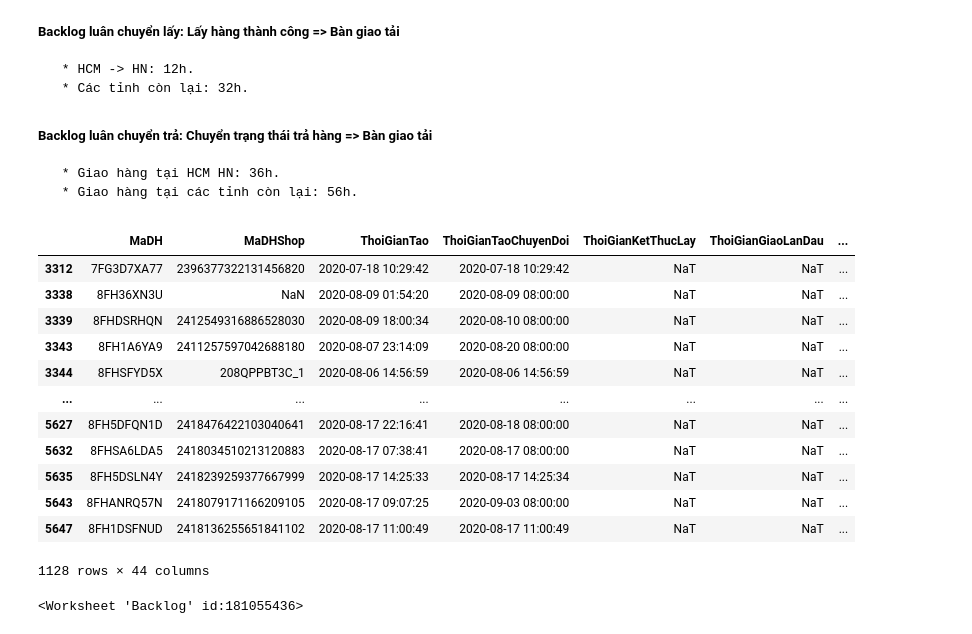
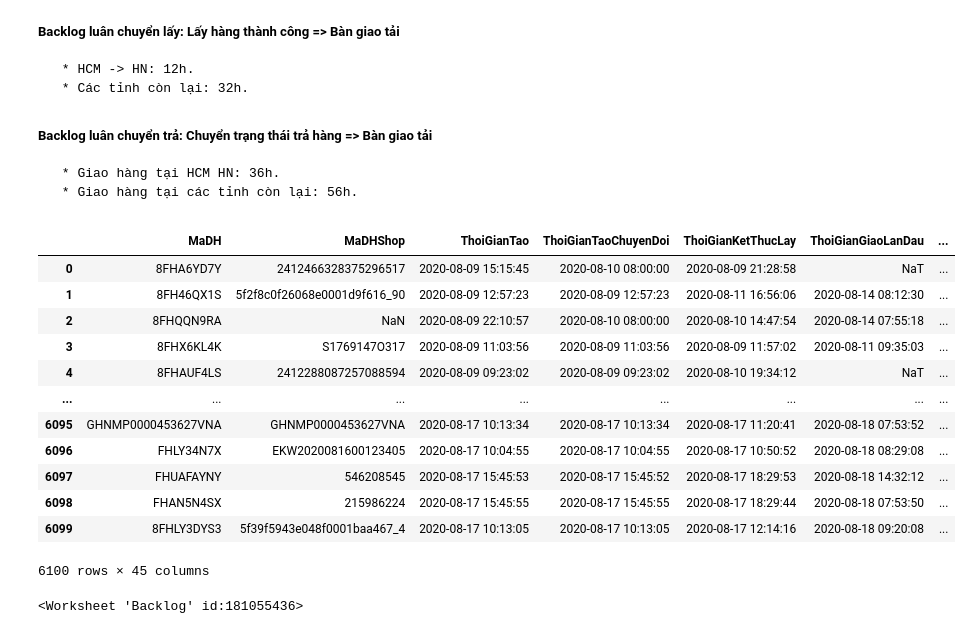
Before and after one commit to tranvietphuoc/notebook, a Jupyter notebook: backlog.ipynb, the cells around one changed output. Cells and saved outputs as stored; diff of their text form; code cells hidden in the pictures.

Commit message:
drop some columns

```diff
--- a/backlog.ipynb
+++ b/backlog.ipynb
@@ -104,7 +104,7 @@ export[[
 pd.set_option('display.max_columns', 88)
 pd.set_option('display.max_rows', 100)
 
-# join with inside
+# join export with inside
 data = pd.merge(export, inside[['MaDH','MaKien', 'KhoGui', 'KhoNhan', 'TGNhanKien']], on='MaDH', how='left')
 
 # codes of e-commerces exchange
@@ -126,8 +126,8 @@ delivery['LoaiBacklog'] = 'Xử lý giao'
 internal_delivery = delivery['KhoLay'] == delivery['KhoHienTai']
 delivery.loc[internal_delivery, 'N0'] = delivery.loc[internal_delivery]['ThoiGianKetThucLay']
 delivery.loc[~internal_delivery, 'N0'] = delivery.loc[~internal_delivery]['TGNhanKien']
-delivery['N+'] = delivery['N0'] + pd.Timedelta(days=(120/24))
-delivery['Aging'] = (datetime.today() - delivery['N+']).fillna(pd.Timedelta(days=9999))
+delivery['N+'] = delivery['N0'] + pd.Timedelta(hours=120)
+delivery['Aging'] = (datetime.today() - delivery['N+']).fillna(pd.Timedelta(hours=9999))
 
 
 # return backlog (backlog trả)
@@ -140,8 +140,8 @@ returned['LoaiBacklog'] = 'Xử lý trả'
 internal_return = returned['KhoHienTai'] == returned['KhoGiao']
 returned.loc[internal_return, 'N0'] = returned.loc[internal_return]['ThoiGianKetThucGiao']
 returned.loc[~internal_return, 'N0'] = returned.loc[~internal_return]['TGNhanKien']
-returned['N+'] = returned['N0'] + pd.Timedelta(days=(72/24))
-returned['Aging'] = (datetime.today() - returned['N+']).fillna(pd.Timedelta(days=9999))
+returned['N+'] = returned['N0'] + pd.Timedelta(hours=72)
+returned['Aging'] = (datetime.today() - returned['N+']).fillna(pd.Timedelta(hours=9999))
 
 
 # pick_backlog (backlog lấy)
@@ -152,8 +152,8 @@ pickup['LoaiBacklog'] = 'Xử lý lấy'
 ecoms_filter = pickup['MaKH'].isin(ecoms)
 pickup.loc[ecoms_filter, 'N0'] = pickup.loc[ecoms_filter]['ThoiGianTaoChuyenDoi']
 pickup.loc[~ecoms_filter, 'N0'] = pickup.loc[~ecoms_filter]['ThoiGianTao']
-pickup['N+'] = pickup['N0'] + pd.Timedelta(days=3)
-pickup['Aging'] = (datetime.today() - pickup['N+']).fillna(pd.Timedelta(days=9999))
+pickup['N+'] = pickup['N0'] + pd.Timedelta(hours=72)
+pickup['Aging'] = (datetime.today() - pickup['N+']).fillna(pd.Timedelta(hours=9999))
 
 # transit_backlog (backlog luân chuyển)
 transit = data.loc[(data['TrangThai'] == 'GHN đã lấy') |\
@@ -161,9 +161,9 @@ transit = data.loc[(data['TrangThai'] == 'GHN đã lấy') |\
 transit['LoaiBacklog'] = 'Xử lý luân chuyển'
 transit_filter = (transit['DenTinh'] == 'Hà Nội') | (transit['DenTinh'] == 'Hồ Chí Minh')
 transit['N0'] = transit['ThoiGianKetThucLay']
-transit.loc[transit_filter, 'N+'] = transit.loc[transit_filter]['N0']+ pd.Timedelta(days=12/24)
-transit.loc[~transit_filter, 'N+'] = transit.loc[~transit_filter]['N0'] + pd.Timedelta(days=32/24)
-transit['Aging'] = (datetime.today() - transit['N+']).fillna(pd.Timedelta(days=9999))
+transit.loc[transit_filter, 'N+'] = transit.loc[transit_filter]['N0']+ pd.Timedelta(hours=12)
+transit.loc[~transit_filter, 'N+'] = transit.loc[~transit_filter]['N0'] + pd.Timedelta(hours=32)
+transit['Aging'] = (datetime.today() - transit['N+']).fillna(pd.Timedelta(hours=9999))
 
 
 # returned_transit_backlog (backlog luân chuyển trả hàng)
@@ -171,49 +171,55 @@ r_transit = data.loc[data['TrangThai'].isin([
     'Trả hàng', 'Chờ trả hàng'
 ]) & (((data['KhoTra'].isnull()) & (data['KhoLay'] != data['KhoHienTai'])) |\
       ((~data['KhoTra'].isnull()) & (data['KhoTra'] != data['KhoHienTai'])))]
 r_transit['LoaiBacklog'] = 'Xử lý luân chuyển trả'
 r_transit_filter = (r_transit['DenTinh'] == 'Hà Nội') | (r_transit['DenTinh'] == 'Hồ Chí Minh')
 r_transit['N0'] = r_transit['ThoiGianKetThucGiao']
-r_transit.loc[r_transit_filter, 'N+'] = r_transit.loc[r_transit_filter]['N0'] + pd.Timedelta(days=36/24)
-r_transit.loc[~r_transit_filter, 'N+'] = r_transit.loc[~r_transit_filter]['N0'] + pd.Timedelta(days=56/24)
-r_transit['Aging'] = (datetime.today() - r_transit['N+']).fillna(pd.Timedelta(days=9999))
+r_transit.loc[r_transit_filter, 'N+'] = r_transit.loc[r_transit_filter]['N0'] + pd.Timedelta(hours=36)
+r_transit.loc[~r_transit_filter, 'N+'] = r_transit.loc[~r_transit_filter]['N0'] + pd.Timedelta(hours=56)
+r_transit['Aging'] = (datetime.today() - r_transit['N+']).fillna(pd.Timedelta(hours=9999))
 
 
 # composite data
 data = delivery.append([returned, pickup, transit, r_transit])
+# convert Aging to hours
+data['Aging (hours)'] = data['Aging']/np.timedelta64(1, 'h')
+# set e-commerces column to NaN
 data['e-commerces'] = np.nan
+
 
 # name of e-commerces exchange
 data.loc[data['MaKH'].isin(shopee_codes), 'e-commerces'] = 'Shopee'
 # shopee_name['e-commerces'] = 'Shopee'
 data.loc[data['MaKH'].isin(sendo_codes), 'e-commerces'] = 'Sendo'
 # sendo_name['e-commerces'] = 'Sendo'
 data.loc[data['MaKH'].isin(tiki_codes), 'e-commerces'] = 'Tiki'
 # tiki_name['e-commerces'] = 'Tiki'
 data.loc[data['MaKH'].isin(lazada_codes), 'e-commerces'] = 'Lazada'
 
 # lazada_name['e-commerces'] = 'Lazada'
 # data['e-commerces'] = shopee_name.append([sendo_name, tiki_name, lazada_name])
 
 # data['ToanTrinh'] = data[data['MaKH'].isin(floors)]['N0'] - datetime.today()
 # reset the index of dataframe
 data.reset_index(inplace=True)
 del data['index']
-data[data['TrangThai'] == 'Tạo thành công']
+data['KhoGui'].astype('int64', errors='ignore')
+data
+# data['KhoGui']
 # %% [output]
 |  | MaDH | MaDHShop | ThoiGianTao | ThoiGianTaoChuyenDoi | ThoiGianKetThucLay | ThoiGianGiaoLanDau | ... |
-| 3312 | 7FG3D7XA77 | 2396377322131456820 | 2020-07-18 10:29:42 | 2020-07-18 10:29:42 | NaT | NaT | ... |
-| 3338 | 8FH36XN3U | NaN | 2020-08-09 01:54:20 | 2020-08-09 08:00:00 | NaT | NaT | ... |
-| 3339 | 8FHDSRHQN | 2412549316886528030 | 2020-08-09 18:00:34 | 2020-08-10 08:00:00 | NaT | NaT | ... |
-| 3343 | 8FH1A6YA9 | 2411257597042688180 | 2020-08-07 23:14:09 | 2020-08-20 08:00:00 | NaT | NaT | ... |
-| 3344 | 8FHSFYD5X | 208QPPBT3C_1 | 2020-08-06 14:56:59 | 2020-08-06 14:56:59 | NaT | NaT | ... |
+| 0 | 8FHA6YD7Y | 2412466328375296517 | 2020-08-09 15:15:45 | 2020-08-10 08:00:00 | 2020-08-09 21:28:58 | NaT | ... |
+| 1 | 8FH46QX1S | 5f2f8c0f26068e0001d9f616_90 | 2020-08-09 12:57:23 | 2020-08-09 12:57:23 | 2020-08-11 16:56:06 | 2020-08-14 08:12:30 | ... |
+| 2 | 8FHQQN9RA | NaN | 2020-08-09 22:10:57 | 2020-08-10 08:00:00 | 2020-08-10 14:47:54 | 2020-08-14 07:55:18 | ... |
+| 3 | 8FHX6KL4K | S1769147O317 | 2020-08-09 11:03:56 | 2020-08-09 11:03:56 | 2020-08-09 11:57:02 | 2020-08-11 09:35:03 | ... |
+| 4 | 8FHAUF4LS | 2412288087257088594 | 2020-08-09 09:23:02 | 2020-08-09 09:23:02 | 2020-08-10 19:34:12 | NaT | ... |
 | ... | ... | ... | ... | ... | ... | ... | ... |
-| 5627 | 8FH5DFQN1D | 2418476422103040641 | 2020-08-17 22:16:41 | 2020-08-18 08:00:00 | NaT | NaT | ... |
-| 5632 | 8FHSA6LDA5 | 2418034510213120883 | 2020-08-17 07:38:41 | 2020-08-17 08:00:00 | NaT | NaT | ... |
-| 5635 | 8FH5DSLN4Y | 2418239259377667999 | 2020-08-17 14:25:33 | 2020-08-17 14:25:34 | NaT | NaT | ... |
-| 5643 | 8FHANRQ57N | 2418079171166209105 | 2020-08-17 09:07:25 | 2020-09-03 08:00:00 | NaT | NaT | ... |
-| 5647 | 8FH1DSFNUD | 2418136255651841102 | 2020-08-17 11:00:49 | 2020-08-17 11:00:49 | NaT | NaT | ... |
+| 6095 | GHNMP0000453627VNA | GHNMP0000453627VNA | 2020-08-17 10:13:34 | 2020-08-17 10:13:34 | 2020-08-17 11:20:41 | 2020-08-18 07:53:52 | ... |
+| 6096 | FHLY34N7X | EKW2020081600123405 | 2020-08-17 10:04:55 | 2020-08-17 10:04:55 | 2020-08-17 10:50:52 | 2020-08-18 08:29:08 | ... |
+| 6097 | FHUAFAYNY | 546208545 | 2020-08-17 15:45:53 | 2020-08-17 15:45:52 | 2020-08-17 18:29:53 | 2020-08-18 14:32:12 | ... |
+| 6098 | FHAN5N4SX | 215986224 | 2020-08-17 15:45:55 | 2020-08-17 15:45:55 | 2020-08-17 18:29:44 | 2020-08-18 07:53:50 | ... |
+| 6099 | 8FHLY3DYS3 | 5f39f5943e048f0001baa467_4 | 2020-08-17 10:13:05 | 2020-08-17 10:13:05 | 2020-08-17 12:14:16 | 2020-08-18 09:20:08 | ... |
-1128 rows × 44 columns
+6100 rows × 45 columns
 # %%
 # export data backlog to google sheets
 # data export
```
Also changed, not shown: parts of 2 cells of this notebook.
